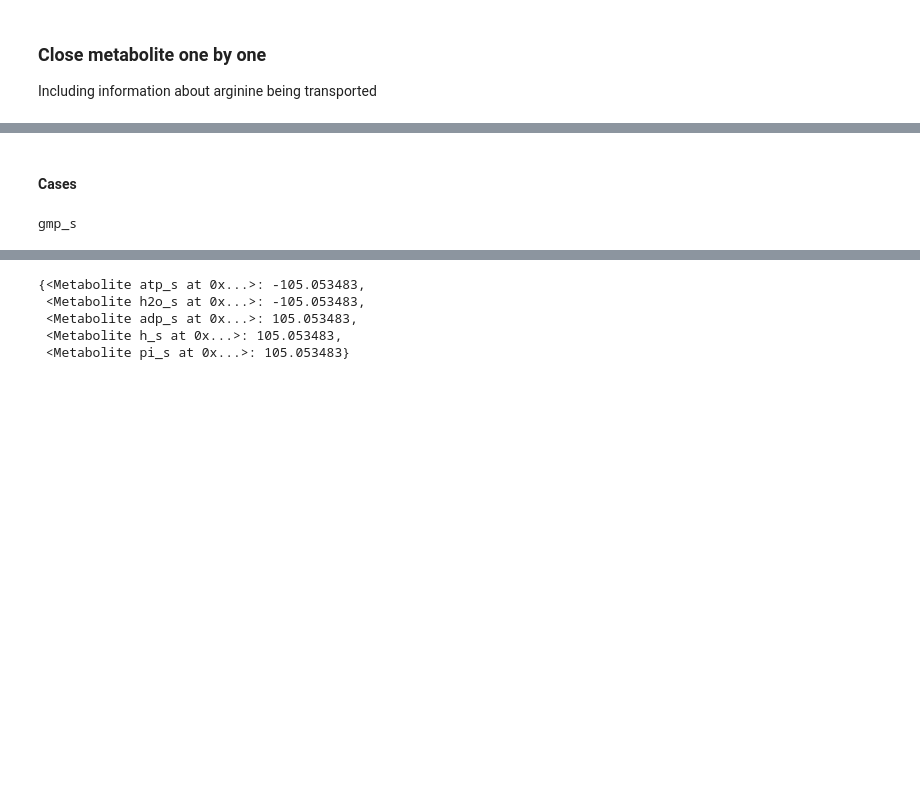
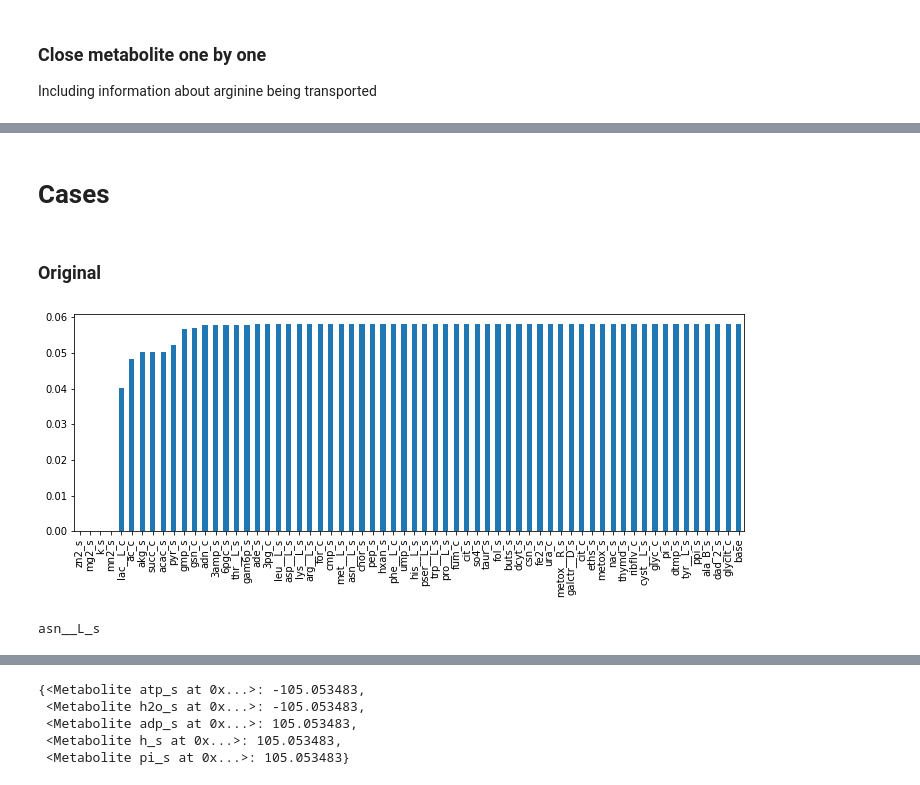
Before and after one commit to jdtibochab/bacillusme, a Jupyter notebook: bacillusme/analysis/spore/transporter_analysis.ipynb, the cells around one changed output, grey strips where cells are left out. Cells and saved outputs as stored; diff of their text form; code cells hidden in the pictures; blank space fills up the shorter version.

```diff
--- a/bacillusme/analysis/spore/transporter_analysis.ipynb
+++ b/bacillusme/analysis/spore/transporter_analysis.ipynb
@@ -329,4 +252,4 @@ plt.tight_layout()
 # %% [markdown]
-#### Cases
+# Cases
 # %%
 pd.set_option('display.max_colwidth', None)
@@ -335,7 +256,19 @@ flux_results_df = pd.read_csv('group_1by1_KO_flux_results_v4_ENO.csv',index_col=
+# %% [markdown]
+### Original
+# %%
+# CYTK2 KO
+version = 'v4'
+# %%
+flux_results_df = pd.read_csv('group_KO_flux_results_{}.csv'.format(version),index_col=0)
+flux_results_df.loc['biomass_dilution_s'].sort_values().plot.bar(figsize=(12 ,4))
+plt.savefig("group_KO_flux_results_{}.svg".format(version), format="SVG")
+# %% [output]
+[figure, added]
 # %%
+flux_results_df = pd.read_csv('group_1by1_KO_flux_results_{}.csv'.format(version),index_col=0)
 sorted_mets = flux_results_df.loc['biomass_dilution_s'].sort_values(ascending=True)
 last_met = sorted_mets.index[list(sorted_mets.index).index(sorted_mets[sorted_mets<1e-5].index[-1])+1]
 print(last_met)
 flux_dict = flux_results_df[last_met].to_dict() # Last time before model breaks
 # %% [output]
-gmp_s
+asn__L_s
```
Also changed, not shown: parts of 48 cells of this notebook, 22 other files.
